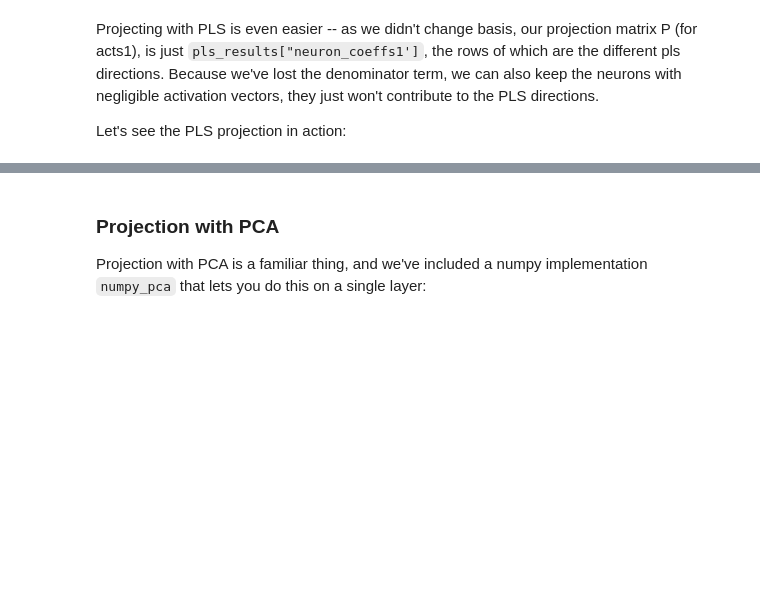
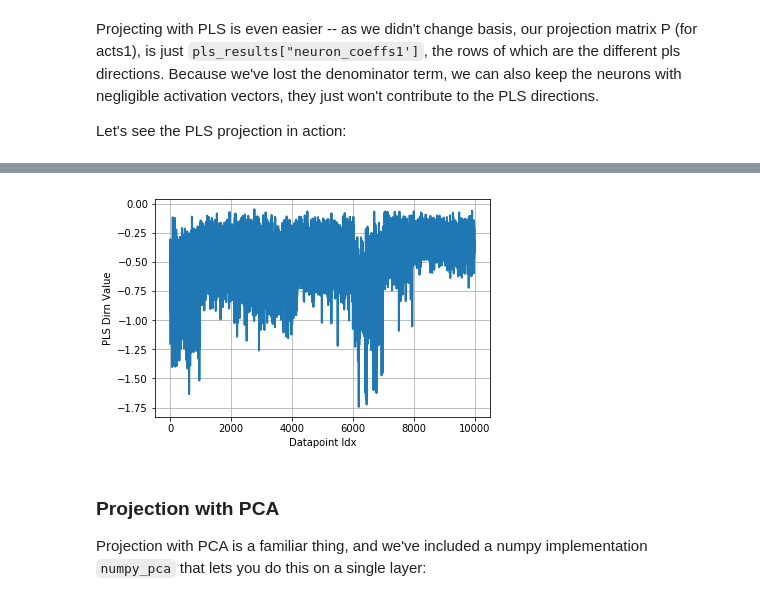
Before and after one commit to google/svcca, a Jupyter notebook: tutorials/003_Other_Methods _Neuron_Ablations_and_Network_Compression.ipynb, the cells around one changed output, grey strips where cells are left out. Cells and saved outputs as stored; diff of their text form; code cells hidden in the pictures; blank space fills up the shorter version.

```diff
--- a/tutorials/003_Other_Methods _Neuron_Ablations_and_Network_Compression.ipynb
+++ b/tutorials/003_Other_Methods _Neuron_Ablations_and_Network_Compression.ipynb
@@ -134,3 +130,7 @@ plt.plot(pls_proj2[2])
+# %%
+_plot_helper(pls_proj2[2], "Datapoint Idx", "PLS Dirn Value")
+# %% [output]
+[figure, added]
 # %% [markdown]
 ### Projection with PCA
 Projection with PCA is a familiar thing, and we've included a numpy implementation `numpy_pca` that lets you do this on a single layer:
```
Also changed, not shown: parts of 10 cells of this notebook, 2 other files.
